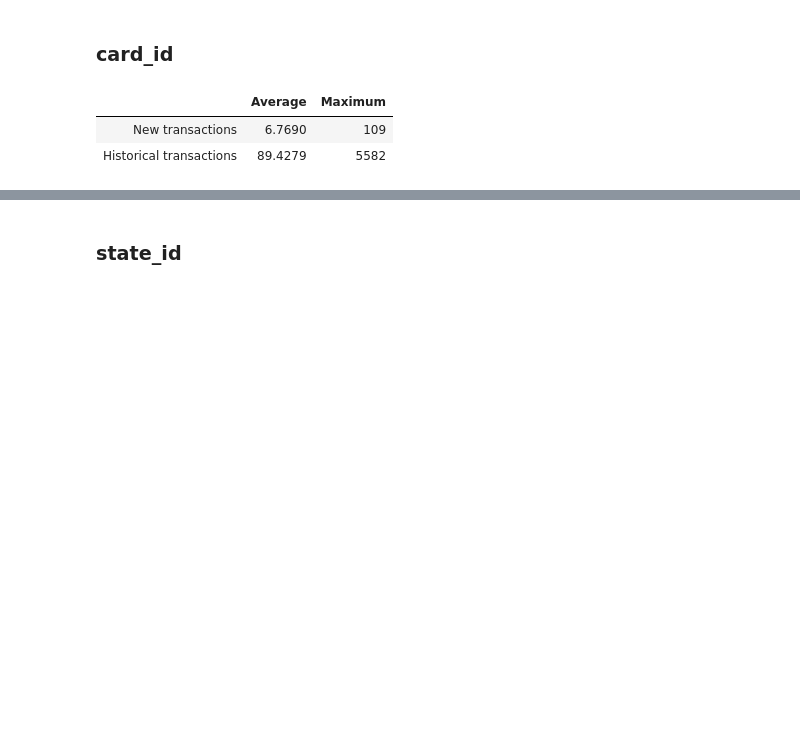
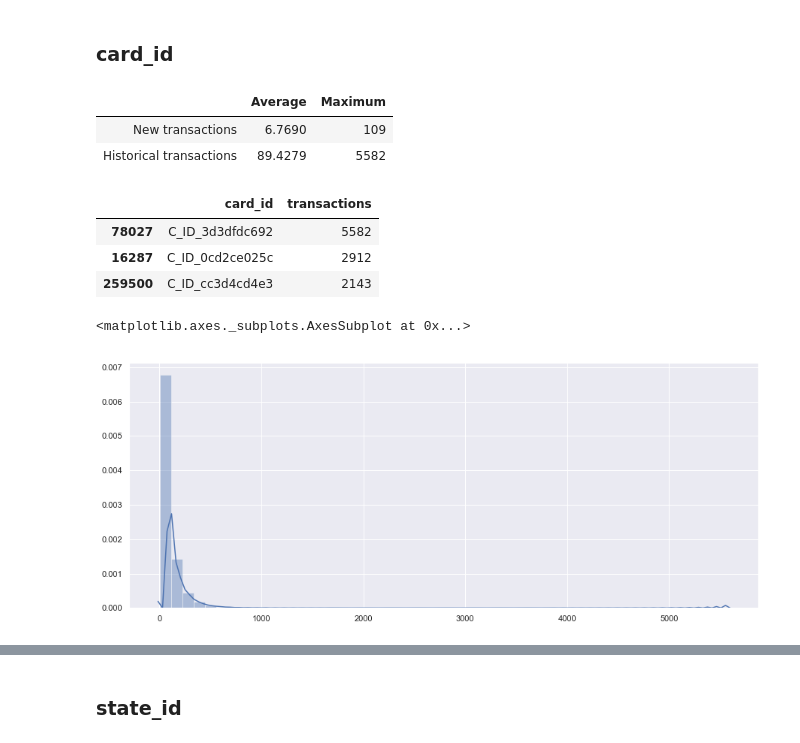
Before and after one commit to Zol-S/kaggle, a Jupyter notebook: Elo Merchant Category Recommendation/1.1_Descriptives.ipynb, the cells around one changed output, grey strips where cells are left out. Saved outputs shown, nothing was run; the diff lists cells and outputs as text; code cells hidden in the pictures; blank space fills up the shorter version.

Commit message:
Added distribution for card_id & merchant_id
Added distribution for card_id & merchant_id

```diff
--- a/Elo Merchant Category Recommendation/1.1_Descriptives.ipynb
+++ b/Elo Merchant Category Recommendation/1.1_Descriptives.ipynb
@@ -385,3 +385,17 @@ displayDataInHTMLTable(
 |  | Average | Maximum |
 | New transactions | 6.7690 | 109 |
 | Historical transactions | 89.4279 | 5582 |
+# %%
+df_h.sort_values(by='transactions', ascending=False, inplace=True)
+# %%
+df_h[:3]
+# %% [output]
+|  | card_id | transactions |
+| 78027 | C_ID_3d3dfdc692 | 5582 |
+| 16287 | C_ID_0cd2ce025c | 2912 |
+| 259500 | C_ID_cc3d4cd4e3 | 2143 |
+# %%
+sns.distplot(df_h.transactions.values)
+# %% [output]
+<matplotlib.axes._subplots.AxesSubplot at 0x...>
+[figure, added]
```
Also changed, not shown: parts of 8 cells of this notebook.
